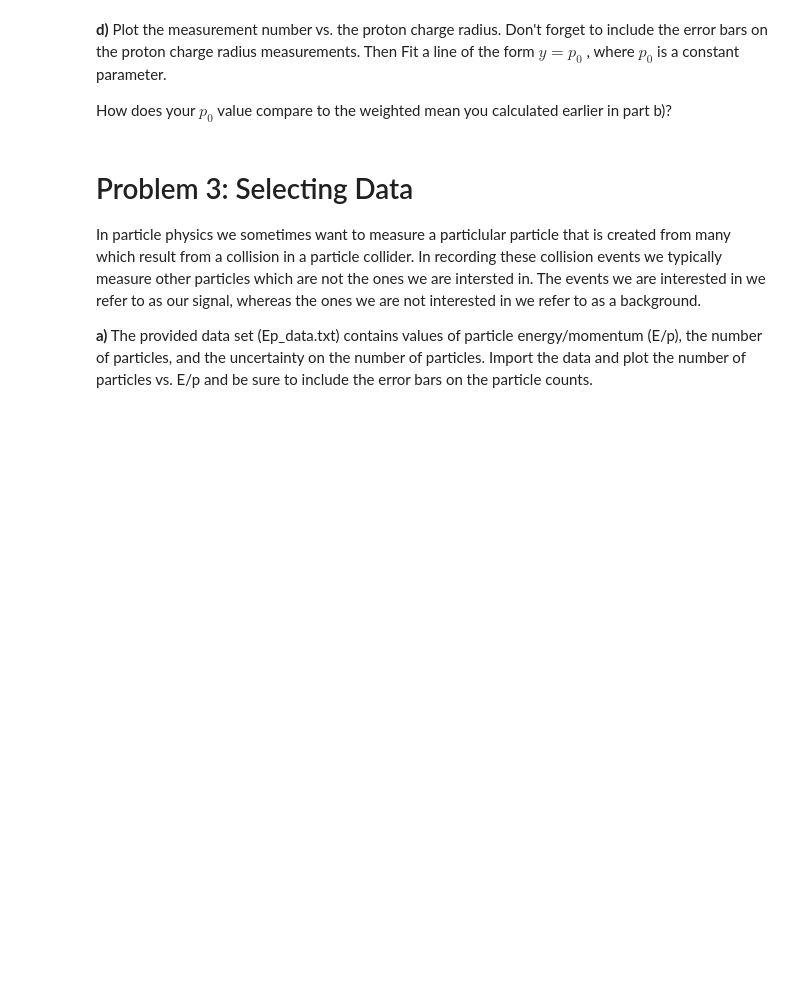
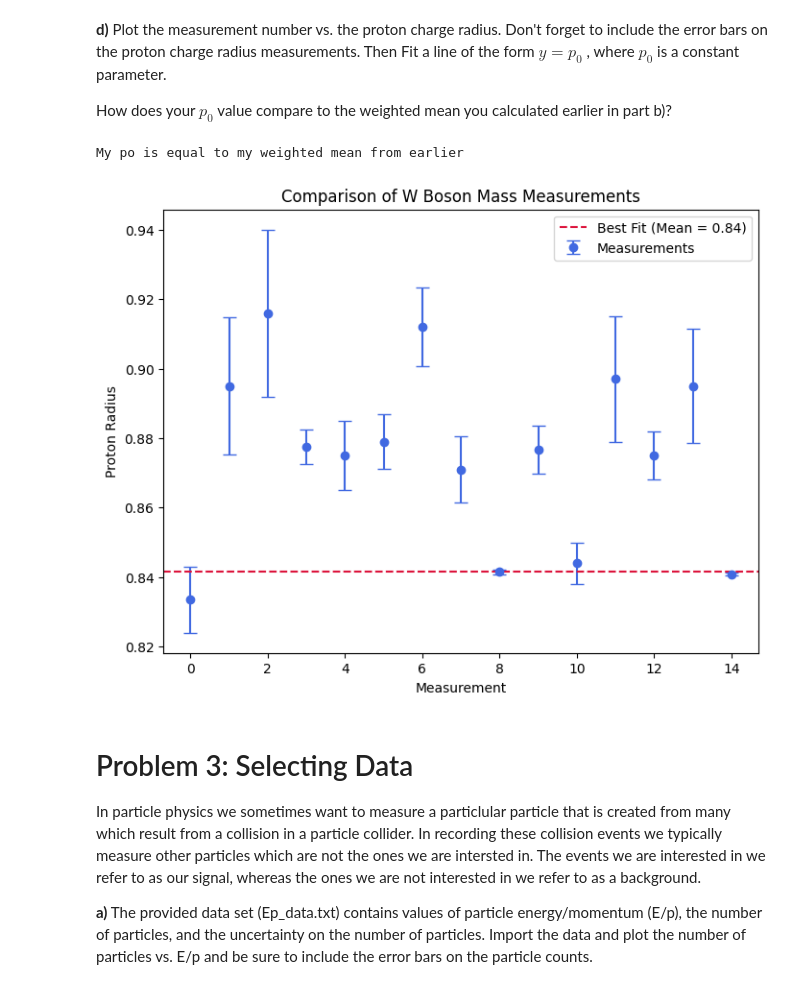
Before and after one commit to Tsclonetrooper/Phys-3511-Fall24, a Jupyter notebook: Module05/Assignment/Assignment05.ipynb, the cells around one changed output. Saved outputs shown, nothing was run; the diff lists cells and outputs as text; code cells hidden in the pictures; blank space fills up the shorter version.

```diff
--- a/Module05/Assignment/Assignment05.ipynb
+++ b/Module05/Assignment/Assignment05.ipynb
@@ -135,3 +167,6 @@ We will carry an identical analysis as we did in Problem 1, but on a different q
 There is an approchable video that reviews the history of the proton size and its measurements: https://www.youtube.com/watch?v=C5B_ZfGy4d0
 
 **a)** Import the data set proton_radius_data.txt, which includes the experiment number, the proton charge radius, and its uncertainty measured in $fm$.
+# %%
+t, P, P_error = np.loadtxt('data/proton_radius_data.txt', unpack=True)
+print(t, P, P_error)
@@ -142,2 +208,20 @@ You can also compare this to the PDG value (pgs. 6 and 7): https://pdg.lbl.gov/2
 # %% [markdown]
 **c)** Calculate the  $\chi^2$, degrees of freedom, reduced $\chi^2$ and p-value. Based on the p-value are the data consistant? Do you see what all of the fuss is about.
+# %%
+
+poptP,pcovP = curve_fit(constant_func, t, P, sigma=P_error, absolute_sigma=True)
+
+print('Initial fit:')
+print(poptP)
+print('\n')
+print(pcovP)
+
+Fit2_chisq = np.sum( (P - weighted_mean_Proton)**2/(P_error**2) )
+dof2 = len(P) - len(poptP)
+
+Fit2_pvalue = sf.gammaincc(dof2/2.0,Fit2_chisq/2.0)
+
+
+
+print('Fit 1 results:\n')
+print(' chi^2 = ',Fit2_chisq,'\n dof = ', dof2, '\n reduced chi^2 = ', Fit2_chisq/dof2, '\n p-value = ',Fit2_pvalue)
@@ -145,6 +241,25 @@ You can also compare this to the PDG value (pgs. 6 and 7): https://pdg.lbl.gov/2
 **d)** Plot the measurement number vs. the proton charge radius. Don't forget to include the error bars on the proton charge radius measurements. Then Fit a line of the form  $y = p_0$ , where $p_0$ is a constant parameter.
 
 How does your $p_0$ value compare to the weighted mean you calculated earlier in part b)?
+# %%
+
+x_data2 = np.arange(len(P))
+y_data2 = P
+y_errors2 = P_error
+
+best_fit_value2 = poptP[0]
+plt.figure(figsize=(8, 6))
+plt.errorbar(x_data2, y_data2, yerr=y_errors2, fmt='o', capsize=5, label='Measurements', color='royalblue')
+plt.axhline(y=best_fit_value2, color='crimson', linestyle='--', label=f'Best Fit (Mean = {best_fit_value2:.2f})')
+plt.xlabel('Measurement')
+plt.ylabel('Proton Radius')
+plt.title('Comparison of W Boson Mass Measurements')
+plt.legend()
+
+print('My po is equal to my weighted mean from earlier')
+# %% [output]
+My po is equal to my weighted mean from earlier
+[figure, added]
 # %% [markdown]
 # Problem 3: Selecting Data
 
```
Also changed, not shown: parts of 15 cells of this notebook, 1 other file.
